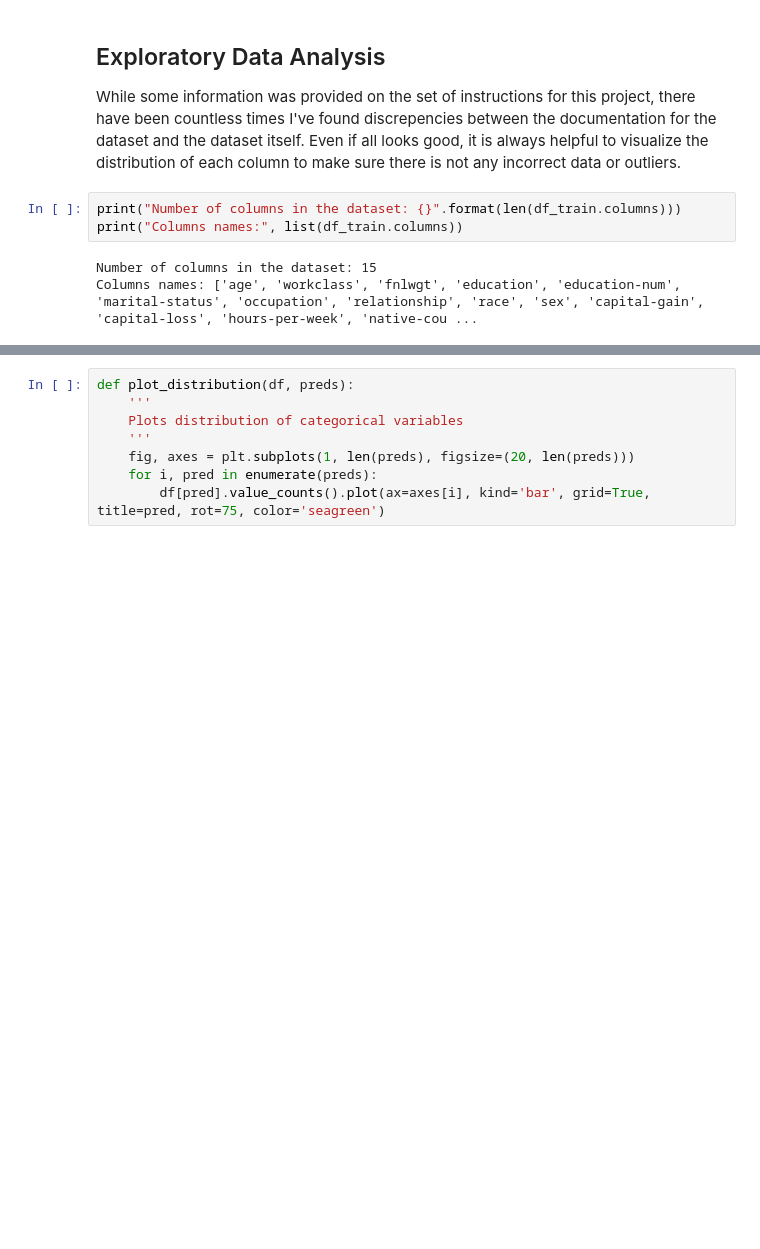
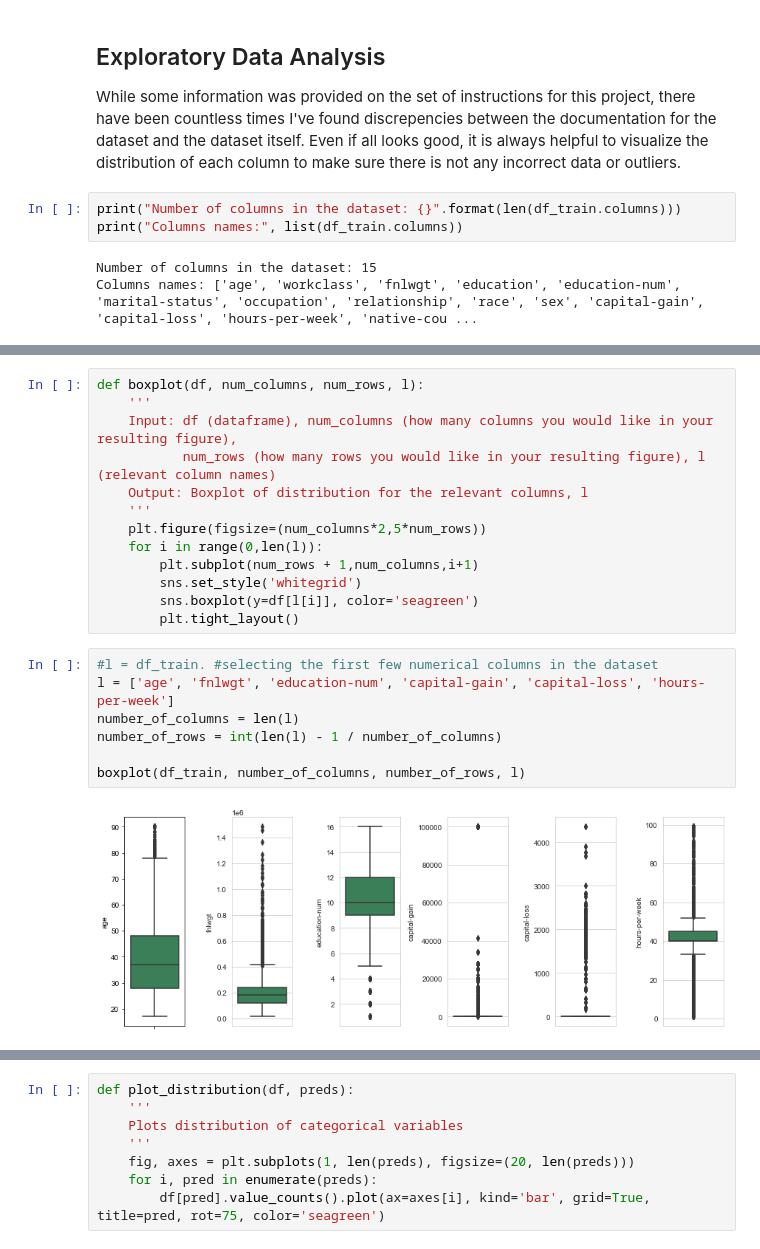
Before and after one commit to callistac/IncomePrediction, a Jupyter notebook: src/income_prediction.ipynb, the cells around one changed output, grey strips where cells are left out. Saved outputs shown, nothing was run; the diff lists cells and outputs as text; blank space fills up the shorter version.

```diff
--- a/src/income_prediction.ipynb
+++ b/src/income_prediction.ipynb
@@ -37,5 +62,27 @@ df_train.describe()
 | 50% | 37.000000 | 1.783560e+05 | 10.000000 | 0.000000 | 0.000000 | 40.000000 |
 | 75% | 48.000000 | 2.370510e+05 | 12.000000 | 0.000000 | 0.000000 | 45.000000 |
 | max | 90.000000 | 1.484705e+06 | 16.000000 | 99999.000000 | 4356.000000 | 99.000000 |
+# %%
+def boxplot(df, num_columns, num_rows, l):
+    '''
+    Input: df (dataframe), num_columns (how many columns you would like in your resulting figure),
+           num_rows (how many rows you would like in your resulting figure), l (relevant column names)
+    Output: Boxplot of distribution for the relevant columns, l
+    '''
+    plt.figure(figsize=(num_columns*2,5*num_rows))
+    for i in range(0,len(l)):
+        plt.subplot(num_rows + 1,num_columns,i+1)
+        sns.set_style('whitegrid')
+        sns.boxplot(y=df[l[i]], color='seagreen')
+        plt.tight_layout()
+# %%
+#l = df_train. #selecting the first few numerical columns in the dataset
+l = ['age', 'fnlwgt', 'education-num', 'capital-gain', 'capital-loss', 'hours-per-week']
+number_of_columns = len(l)
+number_of_rows = int(len(l) - 1 / number_of_columns)
+
+boxplot(df_train, number_of_columns, number_of_rows, l)
+# %% [output]
+[figure, added]
 # %%
 # plotting numerical predictors
```
Also changed, not shown: parts of 20 cells of this notebook.
